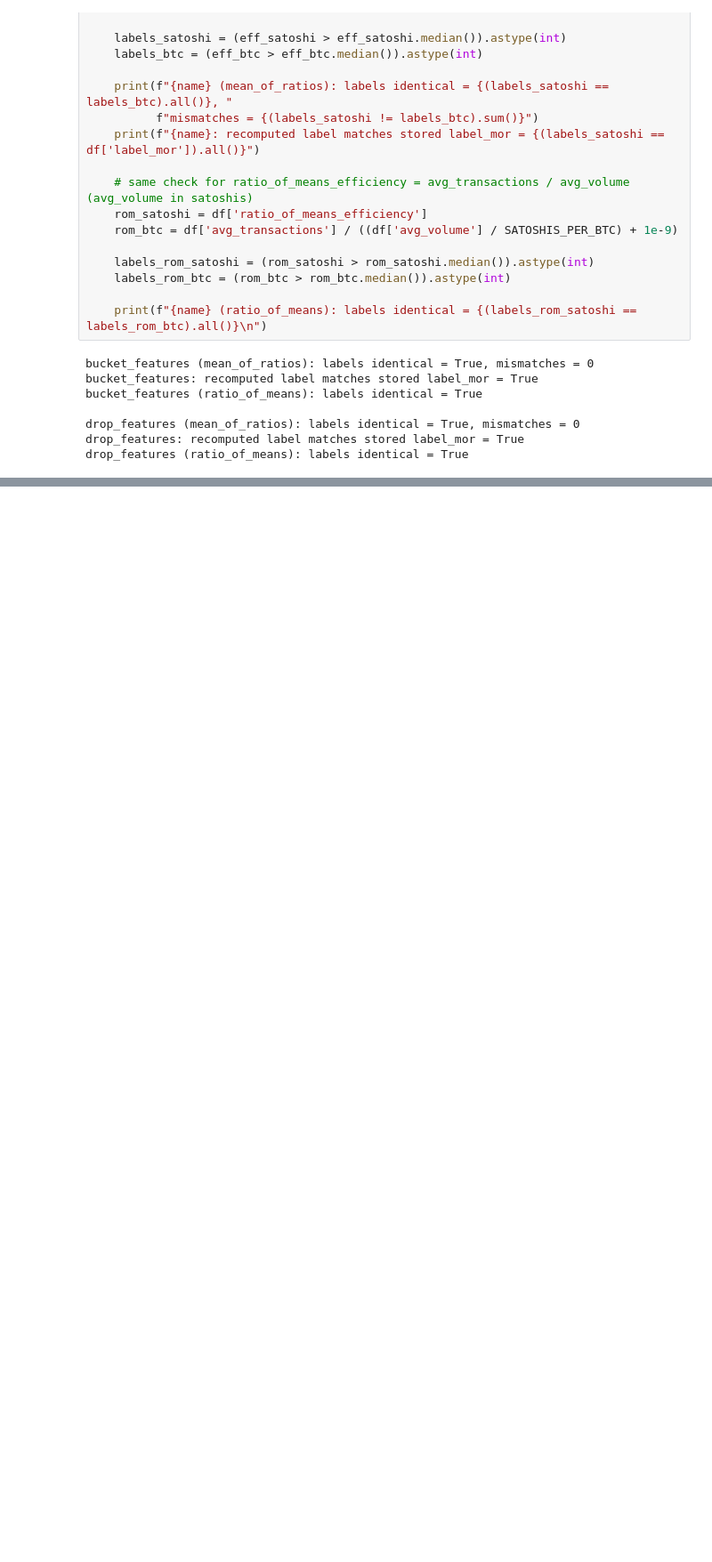
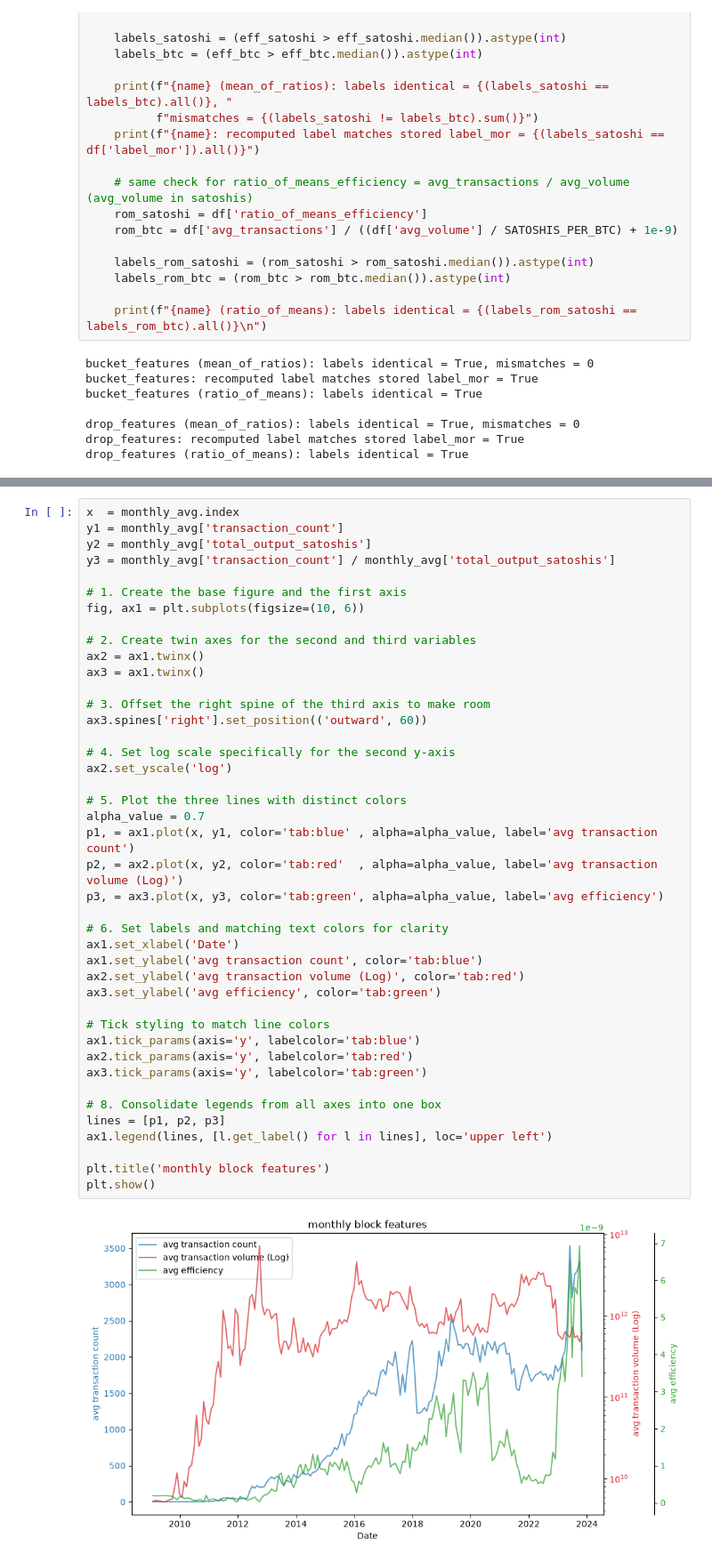
Before and after one commit to Kwokym111/poai_simulation, a Jupyter notebook: src/miner_attribution_preprocess.ipynb, the cells around one changed output, grey strips where cells are left out. Shown at 89% size. Cells and saved outputs as stored; diff of their text form; blank space fills up the shorter version.

```diff
--- a/src/miner_attribution_preprocess.ipynb
+++ b/src/miner_attribution_preprocess.ipynb
@@ -1042,0 +1724,44 @@ drop_features.head()
+# %%
+x  = monthly_avg.index
+y1 = monthly_avg['transaction_count']
+y2 = monthly_avg['total_output_satoshis']
+y3 = monthly_avg['transaction_count'] / monthly_avg['total_output_satoshis']
+
+# 1. Create the base figure and the first axis
+fig, ax1 = plt.subplots(figsize=(10, 6))
+
+# 2. Create twin axes for the second and third variables
+ax2 = ax1.twinx()
+ax3 = ax1.twinx()
+
+# 3. Offset the right spine of the third axis to make room
+ax3.spines['right'].set_position(('outward', 60))
+
+# 4. Set log scale specifically for the second y-axis
+ax2.set_yscale('log')
+
+# 5. Plot the three lines with distinct colors
+alpha_value = 0.7
+p1, = ax1.plot(x, y1, color='tab:blue' , alpha=alpha_value, label='avg transaction count')
+p2, = ax2.plot(x, y2, color='tab:red'  , alpha=alpha_value, label='avg transaction volume (Log)')
+p3, = ax3.plot(x, y3, color='tab:green', alpha=alpha_value, label='avg efficiency')
+
+# 6. Set labels and matching text colors for clarity
+ax1.set_xlabel('Date')
+ax1.set_ylabel('avg transaction count', color='tab:blue')
+ax2.set_ylabel('avg transaction volume (Log)', color='tab:red')
+ax3.set_ylabel('avg efficiency', color='tab:green')
+
+# Tick styling to match line colors
+ax1.tick_params(axis='y', labelcolor='tab:blue')
+ax2.tick_params(axis='y', labelcolor='tab:red')
+ax3.tick_params(axis='y', labelcolor='tab:green')
+
+# 8. Consolidate legends from all axes into one box
+lines = [p1, p2, p3]
+ax1.legend(lines, [l.get_label() for l in lines], loc='upper left')
+
+plt.title('monthly block features')
+plt.show()
+# %% [output]
+[figure, added]
```
Also changed, not shown: parts of 32 cells of this notebook, 1 other file.
